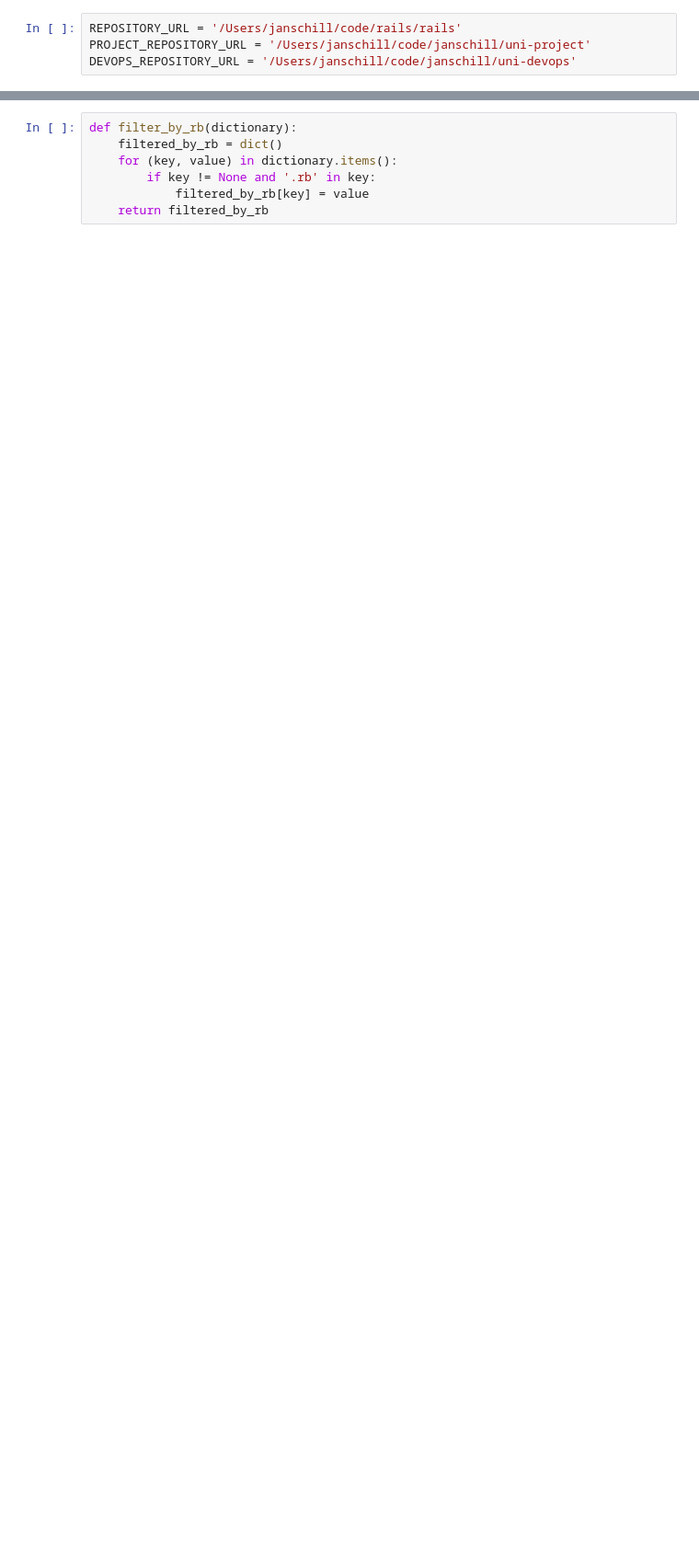
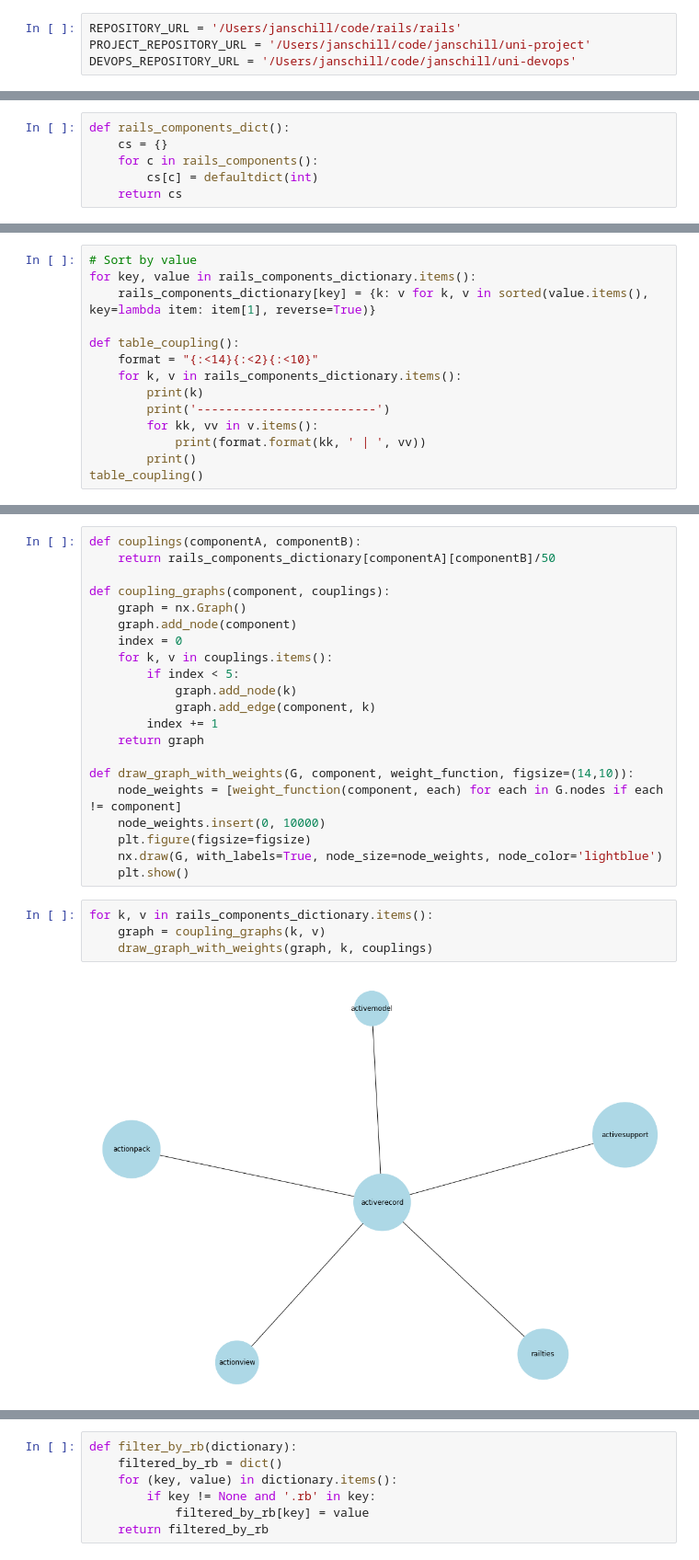
Before and after one commit to janschill/uni-software_architecture, a Jupyter notebook: reconstruction/schi/evolution.ipynb, the cells around one changed output, grey strips where cells are left out. Shown at 92% size. Drawn from its saved outputs; the diff is of its cells as text; blank space fills up the shorter version.

```diff
--- a/reconstruction/schi/evolution.ipynb
+++ b/reconstruction/schi/evolution.ipynb
@@ -39,0 +59,6 @@ commit<pydriller.domain.commit.Commit object at 0x...>
+# %%
+def rails_components_dict():
+    cs = {}
+    for c in rails_components():
+        cs[c] = defaultdict(int)
+    return cs
@@ -39,0 +95,14 @@ commit<pydriller.domain.commit.Commit object at 0x...>
+# %%
+# Sort by value
+for key, value in rails_components_dictionary.items():
+    rails_components_dictionary[key] = {k: v for k, v in sorted(value.items(), key=lambda item: item[1], reverse=True)}
+
+def table_coupling():
+    format = "{:<14}{:<2}{:<10}"
+    for k, v in rails_components_dictionary.items():
+        print(k)
+        print('-------------------------')
+        for kk, vv in v.items():
+            print(format.format(kk, ' | ', vv))
+        print()
+table_coupling()
@@ -39,0 +127,27 @@ commit<pydriller.domain.commit.Commit object at 0x...>
+# %%
+def couplings(componentA, componentB):
+    return rails_components_dictionary[componentA][componentB]/50
+
+def coupling_graphs(component, couplings):
+    graph = nx.Graph()
+    graph.add_node(component)
+    index = 0
+    for k, v in couplings.items():
+        if index < 5:
+            graph.add_node(k)
+            graph.add_edge(component, k)
+        index += 1
+    return graph
+
+def draw_graph_with_weights(G, component, weight_function, figsize=(14,10)):
+    node_weights = [weight_function(component, each) for each in G.nodes if each != component]
+    node_weights.insert(0, 10000)
+    plt.figure(figsize=figsize)
+    nx.draw(G, with_labels=True, node_size=node_weights, node_color='lightblue')
+    plt.show()
+# %%
+for k, v in rails_components_dictionary.items():
+    graph = coupling_graphs(k, v)
+    draw_graph_with_weights(graph, k, couplings)
+# %% [output]
+[figure, added]
```
Also changed, not shown: parts of 29 cells of this notebook.
